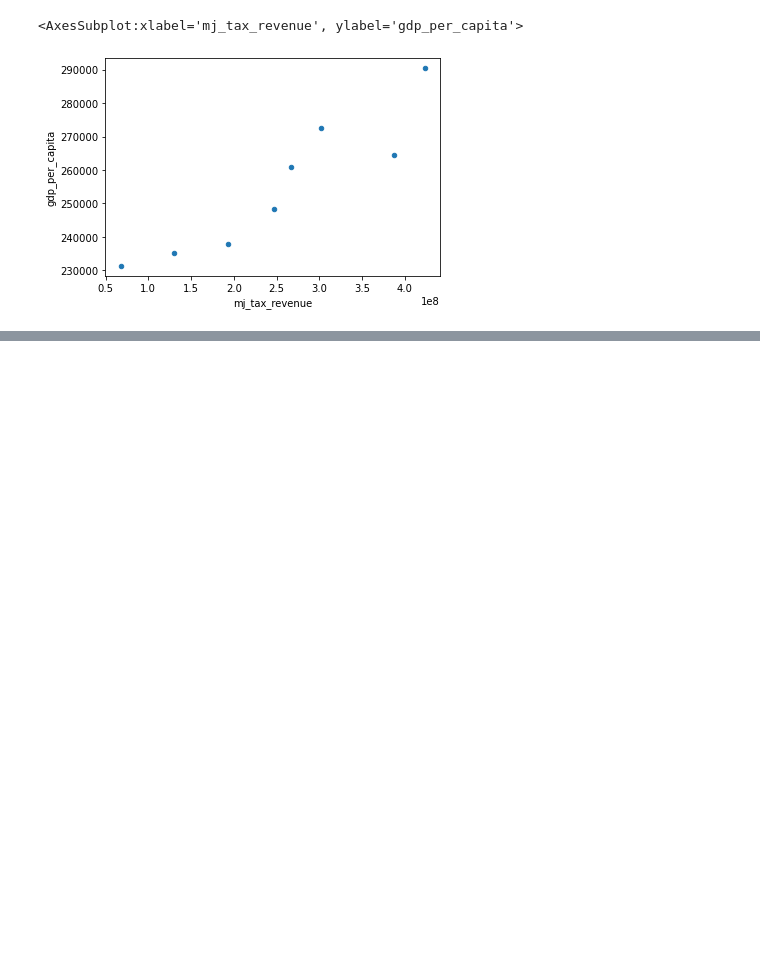
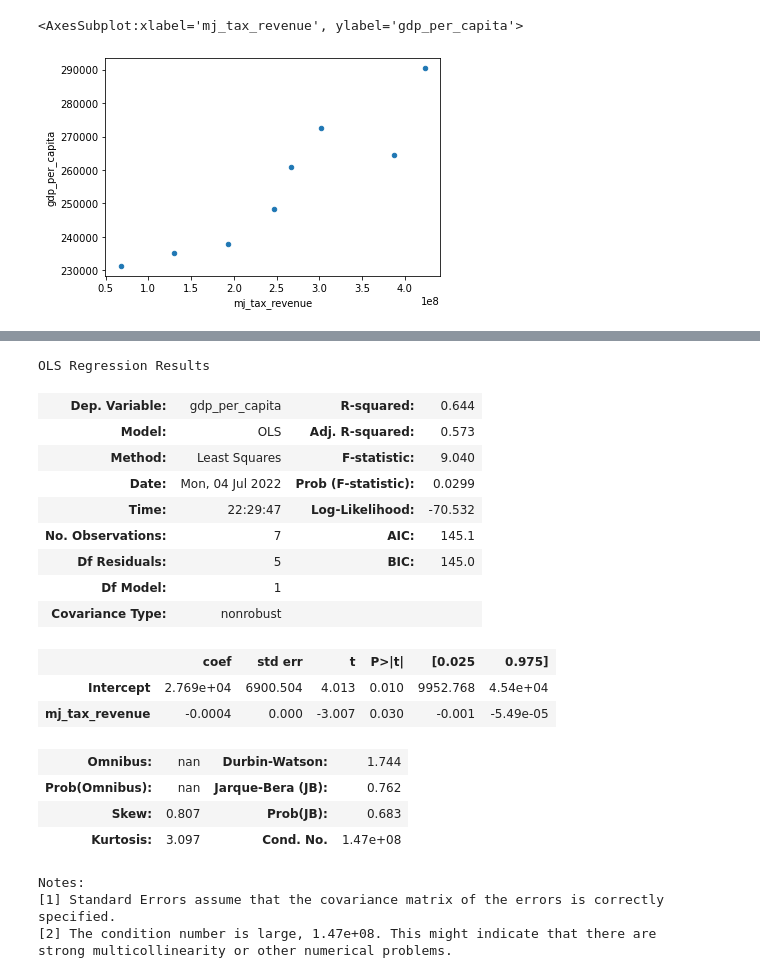
Before and after one commit to jho97/specs_capstone, a Jupyter notebook: visualized_data/co_gdp_per_capita.ipynb, the cells around one changed output, grey strips where cells are left out. Saved outputs shown, nothing was run; the diff lists cells and outputs as text; code cells hidden in the pictures; blank space fills up the shorter version.

```diff
--- a/visualized_data/co_gdp_per_capita.ipynb
+++ b/visualized_data/co_gdp_per_capita.ipynb
@@ -221,0 +286,25 @@ co_plot_df.plot.scatter(y="gdp_per_capita", x="mj_tax_revenue")
+# %%
+res = smf.ols(formula="gdp_per_capita ~ mj_tax_revenue", data=diff_df).fit()
+res.summary()
+# %% [output]
+OLS Regression Results
+| Dep. Variable: | gdp_per_capita | R-squared: | 0.644 |
+| Model: | OLS | Adj. R-squared: | 0.573 |
+| Method: | Least Squares | F-statistic: | 9.040 |
+| Date: | Mon, 04 Jul 2022 | Prob (F-statistic): | 0.0299 |
+| Time: | 22:29:47 | Log-Likelihood: | -70.532 |
+| No. Observations: | 7 | AIC: | 145.1 |
+| Df Residuals: | 5 | BIC: | 145.0 |
+| Df Model: | 1 |  |  |
+| Covariance Type: | nonrobust |  |  |
+|  | coef | std err | t | P>|t| | [0.025 | 0.975] |
+| Intercept | 2.769e+04 | 6900.504 | 4.013 | 0.010 | 9952.768 | 4.54e+04 |
+| mj_tax_revenue | -0.0004 | 0.000 | -3.007 | 0.030 | -0.001 | -5.49e-05 |
+| Omnibus: | nan | Durbin-Watson: | 1.744 |
+| Prob(Omnibus): | nan | Jarque-Bera (JB): | 0.762 |
+| Skew: | 0.807 | Prob(JB): | 0.683 |
+| Kurtosis: | 3.097 | Cond. No. | 1.47e+08 |
+Notes:
+[1] Standard Errors assume that the covariance matrix of the errors is correctly specified.
+[2] The condition number is large, 1.47e+08. This might indicate that there are
+strong multicollinearity or other numerical problems.
```
Also changed, not shown: parts of 14 cells of this notebook, 1 other file.
